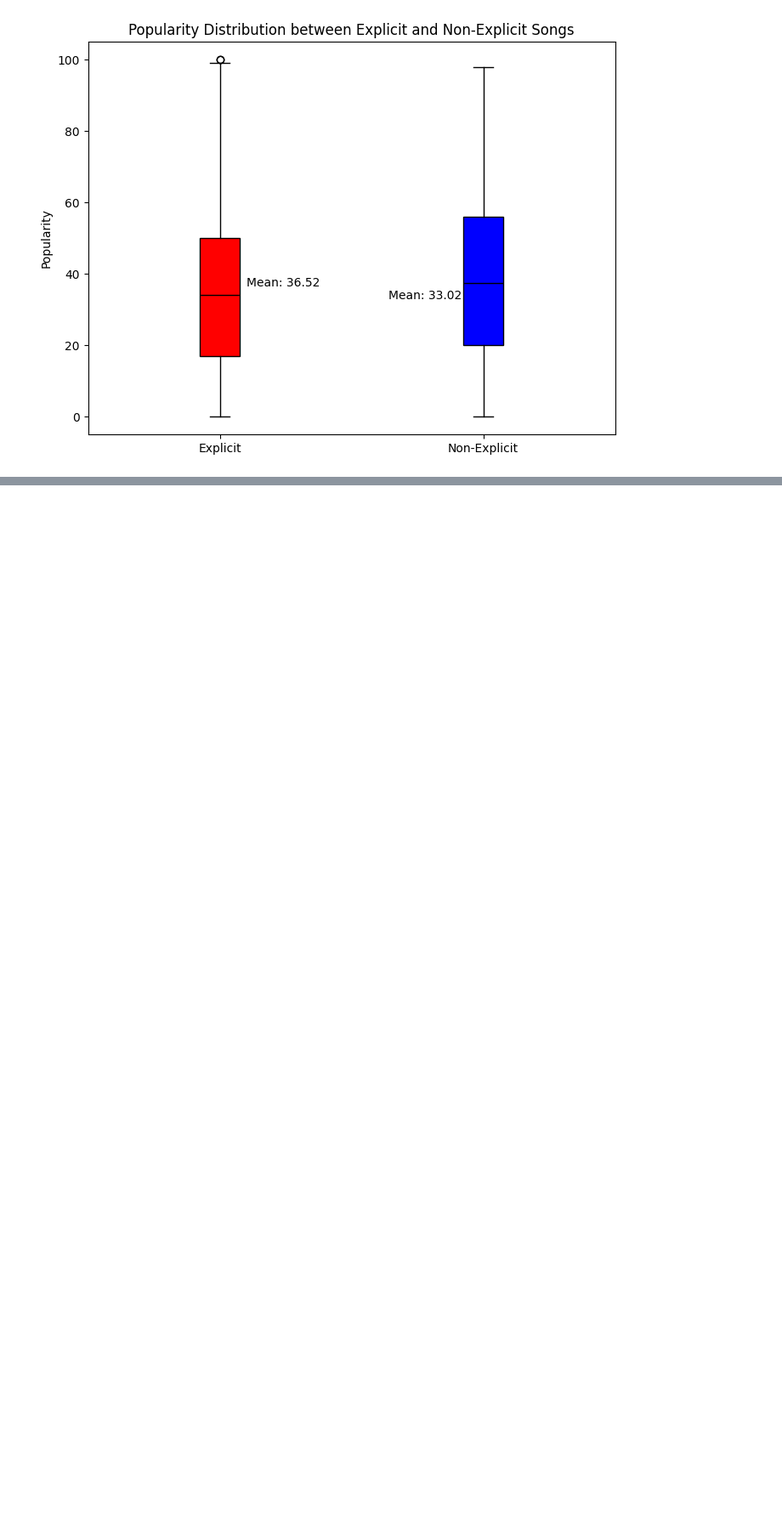
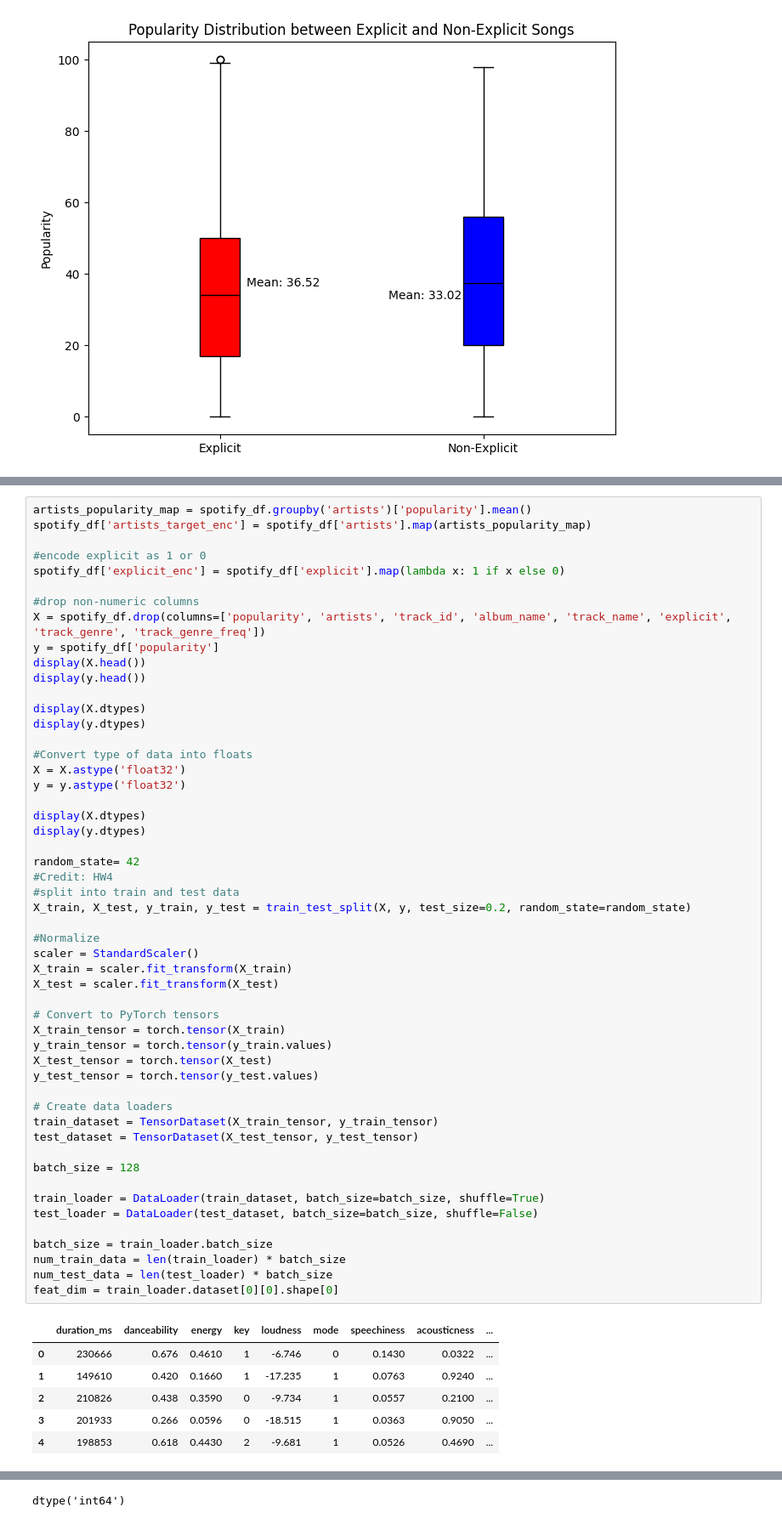
Before and after one commit to NandhuPillai/CMSC320-Final-Project, a Jupyter notebook: Checkpoint_2.ipynb, the cells around one changed output, grey strips where cells are left out. Shown at 85% size. Cells and saved outputs as stored; diff of their text form; blank space fills up the shorter version.

```diff
--- a/Checkpoint_2.ipynb
+++ b/Checkpoint_2.ipynb
@@ -620,0 +644,59 @@ plt.show()
+# %%
+artists_popularity_map = spotify_df.groupby('artists')['popularity'].mean()
+spotify_df['artists_target_enc'] = spotify_df['artists'].map(artists_popularity_map)
+
+#encode explicit as 1 or 0
+spotify_df['explicit_enc'] = spotify_df['explicit'].map(lambda x: 1 if x else 0)
+
+#drop non-numeric columns
+X = spotify_df.drop(columns=['popularity', 'artists', 'track_id', 'album_name', 'track_name', 'explicit', 'track_genre', 'track_genre_freq'])
+y = spotify_df['popularity']
+display(X.head())
+display(y.head())
+
+display(X.dtypes)
+display(y.dtypes)
+
+#Convert type of data into floats
+X = X.astype('float32')
+y = y.astype('float32')
+
+display(X.dtypes)
+display(y.dtypes)
+
+random_state= 42
+#Credit: HW4
+#split into train and test data
+X_train, X_test, y_train, y_test = train_test_split(X, y, test_size=0.2, random_state=random_state)
+
+#Normalize
+scaler = StandardScaler()
+X_train = scaler.fit_transform(X_train)
+X_test = scaler.fit_transform(X_test)
+
+# Convert to PyTorch tensors
+X_train_tensor = torch.tensor(X_train)
+y_train_tensor = torch.tensor(y_train.values)
+X_test_tensor = torch.tensor(X_test)
+y_test_tensor = torch.tensor(y_test.values)
+
+# Create data loaders
+train_dataset = TensorDataset(X_train_tensor, y_train_tensor)
+test_dataset = TensorDataset(X_test_tensor, y_test_tensor)
+
+batch_size = 128
+
+train_loader = DataLoader(train_dataset, batch_size=batch_size, shuffle=True)
+test_loader = DataLoader(test_dataset, batch_size=batch_size, shuffle=False)
+
+batch_size = train_loader.batch_size
+num_train_data = len(train_loader) * batch_size
+num_test_data = len(test_loader) * batch_size
+feat_dim = train_loader.dataset[0][0].shape[0]
+# %% [output]
+|  | duration_ms | danceability | energy | key | loudness | mode | speechiness | acousticness | ... |
+| 0 | 230666 | 0.676 | 0.4610 | 1 | -6.746 | 0 | 0.1430 | 0.0322 | ... |
+| 1 | 149610 | 0.420 | 0.1660 | 1 | -17.235 | 1 | 0.0763 | 0.9240 | ... |
+| 2 | 210826 | 0.438 | 0.3590 | 0 | -9.734 | 1 | 0.0557 | 0.2100 | ... |
+| 3 | 201933 | 0.266 | 0.0596 | 0 | -18.515 | 1 | 0.0363 | 0.9050 | ... |
+| 4 | 198853 | 0.618 | 0.4430 | 2 | -9.681 | 1 | 0.0526 | 0.4690 | ... |
@@ -620,0 +726 @@ plt.show()
+dtype('int64')
```
Also changed, not shown: parts of 12 cells of this notebook.
